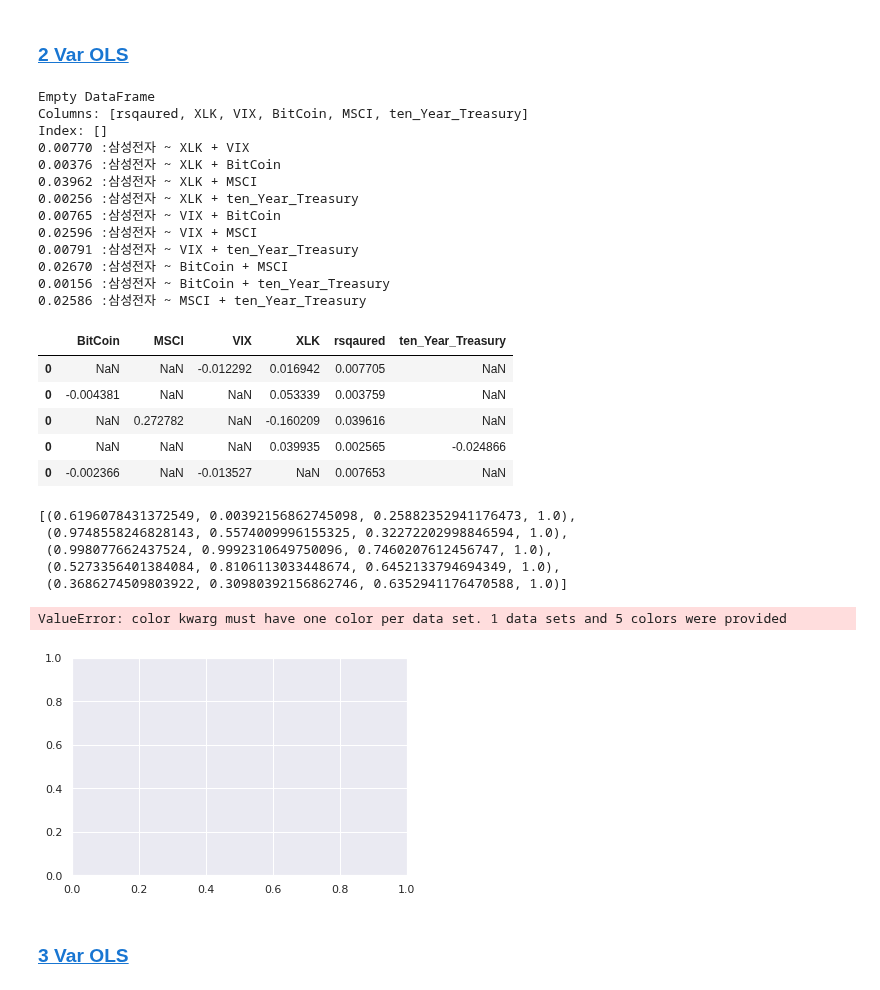
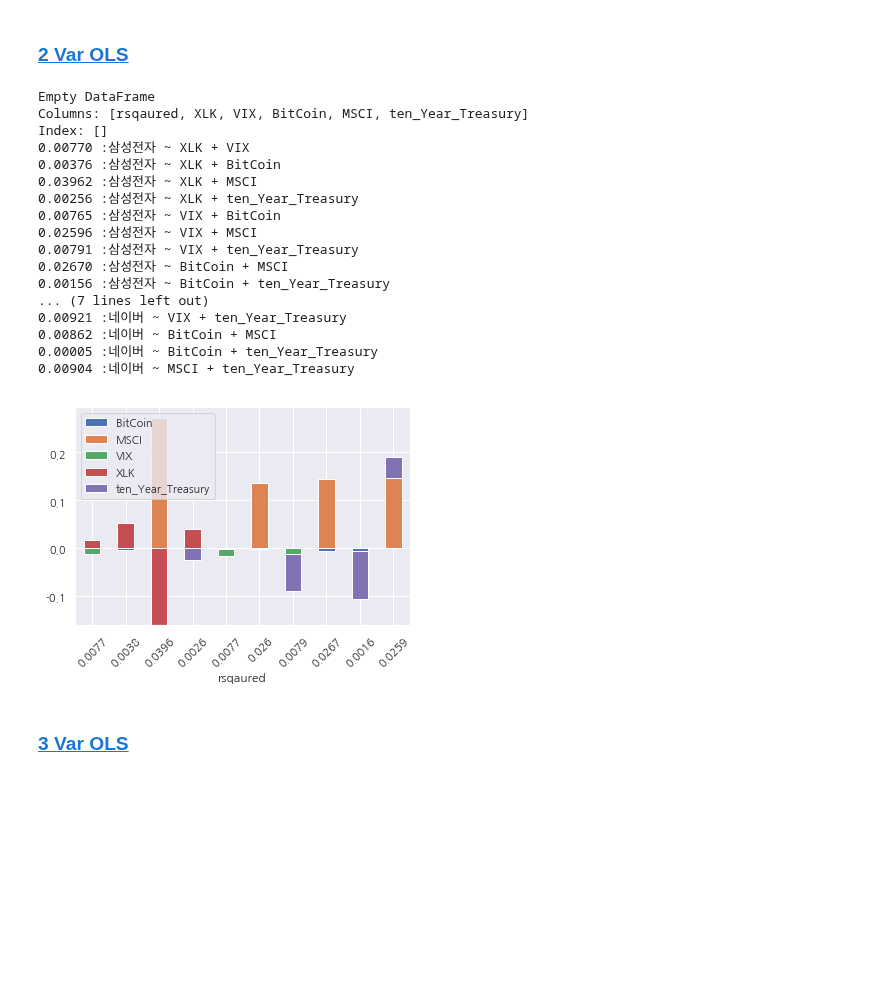
Before and after one commit to kooBH/FinanceServer, a Jupyter notebook: Doc.ipynb, the cells around one changed output. Drawn from its saved outputs; the diff is of its cells as text; code cells hidden in the pictures; blank space fills up the shorter version.

Commit message:
stacked plot for mutilvars

```diff
--- a/Doc.ipynb
+++ b/Doc.ipynb
@@ -78,7 +78,7 @@ import matplotlib as mpl
 # matplot 설정
 mpl.rcParams['axes.unicode_minus'] = False
 # -*- coding: utf-8 -*-
-plt.rc('font', family="LG PC")
+plt.rc('font', family="NanumGothic")
 # 리스트 설정
 ten_kor = ['Samsung_Electronics','SK_hynix','LG_Electronics',
     '삼성SDI','엔씨소프트','카카오','삼성전기',
@@ -165,7 +165,7 @@ for idx in range(len(ols_ind)):
         print(model_fit.summary())
 
     ret_df.loc[stan_US[idx]]=[model_fit.rsquared,model_fit.params.values[1]]
-    rs.append(model_fit.rsquared)
+    #rs.append(model_fit.rsquared)
 
 vi.bar_2(ret_df)
 
@@ -207,7 +207,7 @@ print(ret_df.head())
 com = it.combinations(range(len(stan_US)), 2)
 
 num_var = 2
-
+vals=[]
 for idx in com:
     ols_df = pd.concat([ols_dep1, ols_ind[idx[0]],ols_ind[idx[1]]], axis=1, sort=False)
     if(use_pct_change):
@@ -218,76 +218,42 @@ for idx in com:
     print(' :삼성전자 ~ '+ stan_US[idx[0]] +' + '+stan_US[idx[1]])
     if(show_summary):
         print(model_fit.summary())
-
-
     temp_df = pd.DataFrame( {'rsqaured':model_fit.rsquared,stan_US[idx[0]]:[model_fit.params.values[1]], stan_US[idx[1]]:[model_fit.params.values[2]]})
-    #print(temp_df.head())
     ret_df = ret_df.append(temp_df)
-display(ret_df.head())
-
-x_var = 'rsqaure'
-groupby_var = 'class'
-
-colors = [plt.cm.Spectral(i/float(len(stan_US)-1)) for i in range(len(stan_US))]
-display(colors)
-n, bins, patches = plt.hist(ret_df['rsqaured'], 30, stacked=True, density=False, color=colors[:len(stan_US)])
-
-"""df_agg = df.loc[:, [x_var, groupby_var]].groupby(groupby_var)
-vals = [df[x_var].values.tolist() for i, df in df_agg]
-
-# Draw
-plt.figure(figsize=(16,9), dpi= 80)
-colors = [plt.cm.Spectral(i/float(len(vals)-1)) for i in range(len(vals))]
-n, bins, patches = plt.hist(vals, 30, stacked=True, density=False, color=colors[:len(vals)])
-
-# Decoration
-plt.legend({group:col for group, col in zip(np.unique(df[groupby_var]).tolist(), colors[:len(vals)])})
-plt.title(f"Stacked Histogram of ${x_var}$ colored by ${groupby_var}$", fontsize=22)
-plt.xlabel(x_var)
-plt.ylabel("Frequency")
-plt.ylim(0, 25)
-plt.xticks(ticks=bins[::3], labels=[round(b,1) for b in bins[::3]])
-plt.show()
-"""
+ret_df['rsqaured'] = ret_df['rsqaured'].round(4)
+ret_df = ret_df.set_index('rsqaured')
+ret_df.plot(kind='bar', stacked=True, rot=45);
 
 com = it.combinations(range(len(stan_US)), 2)
 for idx in com:
     ols_df = pd.concat([ols_dep2, ols_ind[idx[0]],ols_ind[idx[1]]], axis=1, sort=False)
     if(use_pct_change):
         ols_df = ols_df.pct_change()
     ols_df = ols_df.dropna()
     model_fit = ols('네이버'+'~1+'+stan_US[idx[0]]+'+'+stan_US[idx[1]],data=ols_df).fit()
     print('%.5f'%(model_fit.rsquared), end='')
     print(' :네이버 ~ '+ stan_US[idx[0]] +' + '+stan_US[idx[1]])
     if(show_summary):
         print(model_fit.summary())
 # %% [output]
 Empty DataFrame
 Columns: [rsqaured, XLK, VIX, BitCoin, MSCI, ten_Year_Treasury]
 Index: []
 0.00770 :삼성전자 ~ XLK + VIX
 0.00376 :삼성전자 ~ XLK + BitCoin
 0.03962 :삼성전자 ~ XLK + MSCI
 0.00256 :삼성전자 ~ XLK + ten_Year_Treasury
 0.00765 :삼성전자 ~ VIX + BitCoin
 0.02596 :삼성전자 ~ VIX + MSCI
 0.00791 :삼성전자 ~ VIX + ten_Year_Treasury
 0.02670 :삼성전자 ~ BitCoin + MSCI
 0.00156 :삼성전자 ~ BitCoin + ten_Year_Treasury
-0.02586 :삼성전자 ~ MSCI + ten_Year_Treasury
+... (7 lines left out)
+0.00921 :네이버 ~ VIX + ten_Year_Treasury
+0.00862 :네이버 ~ BitCoin + MSCI
+0.00005 :네이버 ~ BitCoin + ten_Year_Treasury
+0.00904 :네이버 ~ MSCI + ten_Year_Treasury
-|  | BitCoin | MSCI | VIX | XLK | rsqaured | ten_Year_Treasury |
-| 0 | NaN | NaN | -0.012292 | 0.016942 | 0.007705 | NaN |
-| 0 | -0.004381 | NaN | NaN | 0.053339 | 0.003759 | NaN |
-| 0 | NaN | 0.272782 | NaN | -0.160209 | 0.039616 | NaN |
-| 0 | NaN | NaN | NaN | 0.039935 | 0.002565 | -0.024866 |
-| 0 | -0.002366 | NaN | -0.013527 | NaN | 0.007653 | NaN |
-[(0.6196078431372549, 0.00392156862745098, 0.25882352941176473, 1.0),
- (0.9748558246828143, 0.5574009996155325, 0.32272202998846594, 1.0),
- (0.998077662437524, 0.9992310649750096, 0.7460207612456747, 1.0),
- (0.5273356401384084, 0.8106113033448674, 0.6452133794694349, 1.0),
- (0.3686274509803922, 0.30980392156862746, 0.6352941176470588, 1.0)]
-ValueError: color kwarg must have one color per data set. 1 data sets and 5 colors were provided
-[figure, old version]
+[figure, new version]
 # %% [markdown]
 ### [3 Var OLS](#INDEX)<a name="3ols"></a>
 # %%
```
Also changed, not shown: parts of 5 cells of this notebook.
